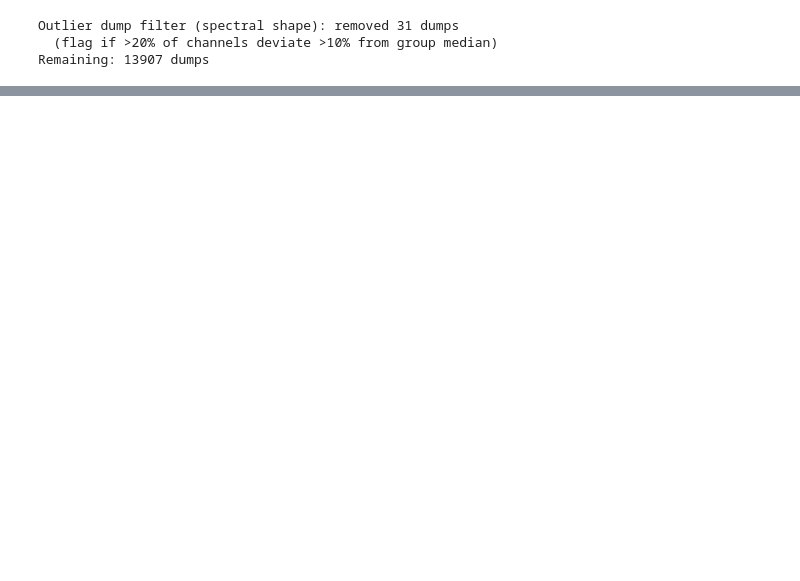
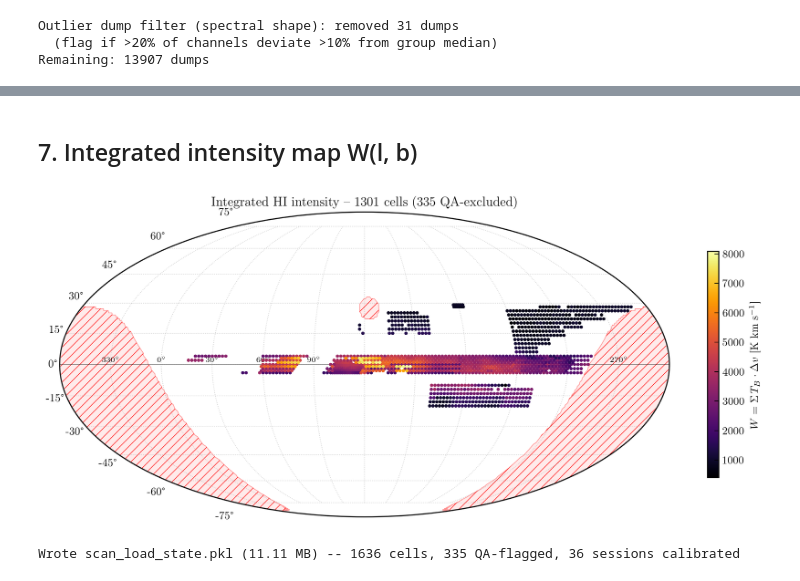
Before and after one commit to raw-asparagus/ay-121, a Jupyter notebook: labs/04/notebooks/02_scan_load.ipynb, the cells around one changed output, grey strips where cells are left out. Saved outputs shown, nothing was run; the diff lists cells and outputs as text; code cells hidden in the pictures; blank space fills up the shorter version.

```diff
--- a/labs/04/notebooks/02_scan_load.ipynb
+++ b/labs/04/notebooks/02_scan_load.ipynb
@@ -551,0 +780,62 @@ display(duty_df)
+# %% [markdown]
+## 7. Integrated intensity map W(l, b)
+# %%
+# QA-flagged cells to exclude (neighbor + T_sys outliers)
+qa_flagged_set = {(c['gl'], c['gb']) for c in neighbor_cells
+                  if c['W_flag'] or c['peak_v_flag']}
+qa_flagged_set |= {(c['gl'], c['gb']) for c in tsys_flagged}
+
+cell_keys_clean = [k for k in cell_combined if k not in qa_flagged_set]
+
+if not cell_keys_clean:
+    print('No clean cells -- skipping W map')
+else:
+    gl_arr = np.array([k[0] for k in cell_keys_clean])
+    gb_arr = np.array([k[1] for k in cell_keys_clean])
+    TB_stack = np.stack([cell_combined[k]['T_B'] for k in cell_keys_clean])
+
+    W = np.nansum(TB_stack, axis=1) * dv_kms
+    valid = np.isfinite(W)
+
+    fig, ax = plot_survey_mollweide(
+        gl_arr[valid], gb_arr[valid], W[valid],
+        center_l=MOLL_CENTER_L,
+        cbar_label=r'$W = \Sigma\, T_B \cdot \Delta v$ [K km s$^{-1}$]',
+        cmap='inferno',
+        marker_size=SS_FINE,
+        title=f'Integrated HI intensity -- {valid.sum()} cells ({len(qa_flagged_set)} QA-excluded)',
+    )
+    plt.show()
+# %% [output]
+[figure, added]
+# %%
+# Export state for downstream notebooks (l-v diagrams, diagnostics, etc.).
+import pickle
+
+STATE_PATH = Path('scan_load_state.pkl')
+
+tsys_by_session = {
+    s: float(v['T_sys']) for s, v in session_calib.items()
+    if np.isfinite(v.get('T_sys', np.nan))
+}
+gain_med_by_session = {
+    s: float(np.nanmedian(v['gain'])) for s, v in session_calib.items()
+}
+
+state = {
+    'cell_combined': cell_combined,
+    'qa_flagged_set': qa_flagged_set,
+    'v_lsr_overlap': v_lsr_overlap,
+    'dv_kms': dv_kms,
+    'tsys_by_session': tsys_by_session,
+    'gain_med_by_session': gain_med_by_session,
+    'sessions': sessions,
+    'T_CAL_I': T_CAL_I,
+}
+with open(STATE_PATH, 'wb') as f:
+    pickle.dump(state, f)
+print(f'Wrote {STATE_PATH} ({STATE_PATH.stat().st_size/1e6:.2f} MB) -- '
+      f'{len(cell_combined)} cells, {len(qa_flagged_set)} QA-flagged, '
+      f'{len(tsys_by_session)} sessions calibrated')
+# %% [output]
+Wrote scan_load_state.pkl (11.11 MB) -- 1636 cells, 335 QA-flagged, 36 sessions calibrated
```
Also changed, not shown: parts of 30 cells of this notebook, 12 other files.
